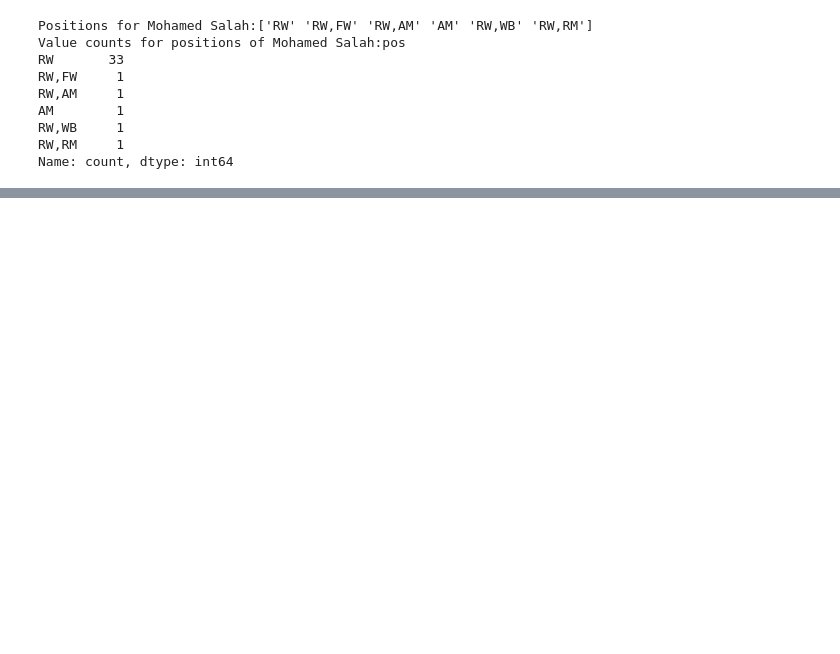
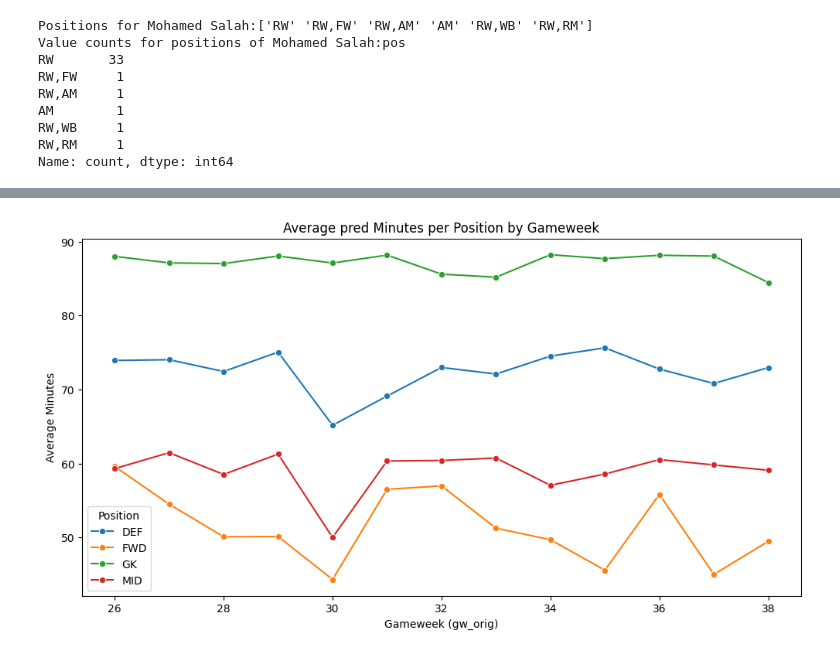
Before and after one commit to Ukandu20/FPL_Assistant, a Jupyter notebook: notebooks/eda.ipynb, the cells around one changed output, grey strips where cells are left out. Saved outputs shown, nothing was run; the diff lists cells and outputs as text; code cells hidden in the pictures; blank space fills up the shorter version.

```diff
--- a/notebooks/eda.ipynb
+++ b/notebooks/eda.ipynb
@@ -190,0 +200,17 @@ print(missing)
+# %%
+player_minutes = pd.read_csv("../data/models/minutes/versions/v1/expected_minutes.csv", usecols=["player", "gw_orig", "pred_minutes", "minutes_true","is_starter", "pos"])
+player_minutes_df = pd.DataFrame(player_minutes)
+
+# average minutes per position per gameweek
+min_per_pos = player_minutes_df.groupby(["pos", "gw_orig"], as_index=False)["pred_minutes"].mean()
+
+plt.figure(figsize=(12, 6))
+# plot average minutes by gameweek for each position (use a lineplot so gw_orig is on x-axis)
+sns.lineplot(data=min_per_pos, x="gw_orig", y="pred_minutes", hue="pos", marker="o")
+plt.title('Average pred Minutes per Position by Gameweek')
+plt.xlabel('Gameweek (gw_orig)')
+plt.ylabel('Average Minutes')
+plt.legend(title="Position")
+plt.show()
+# %% [output]
+[figure, added]
```
Also changed, not shown: parts of 9 cells of this notebook, 13 other files.
